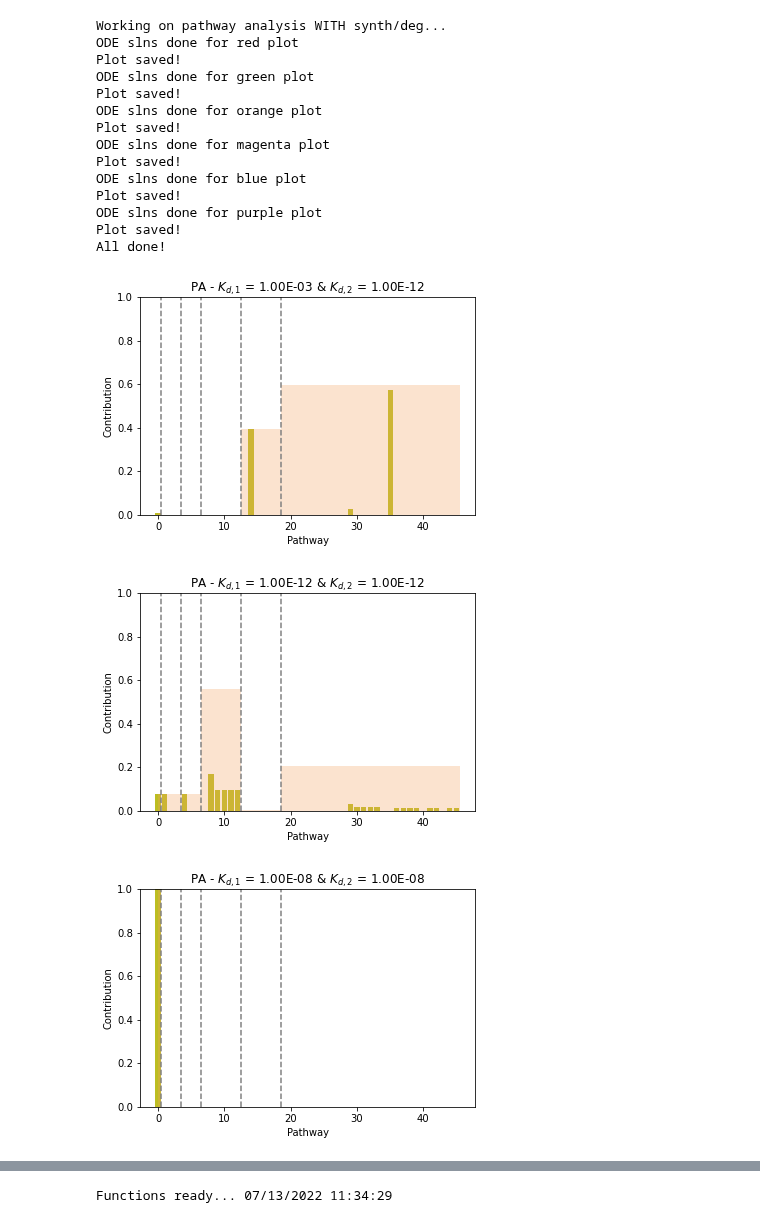
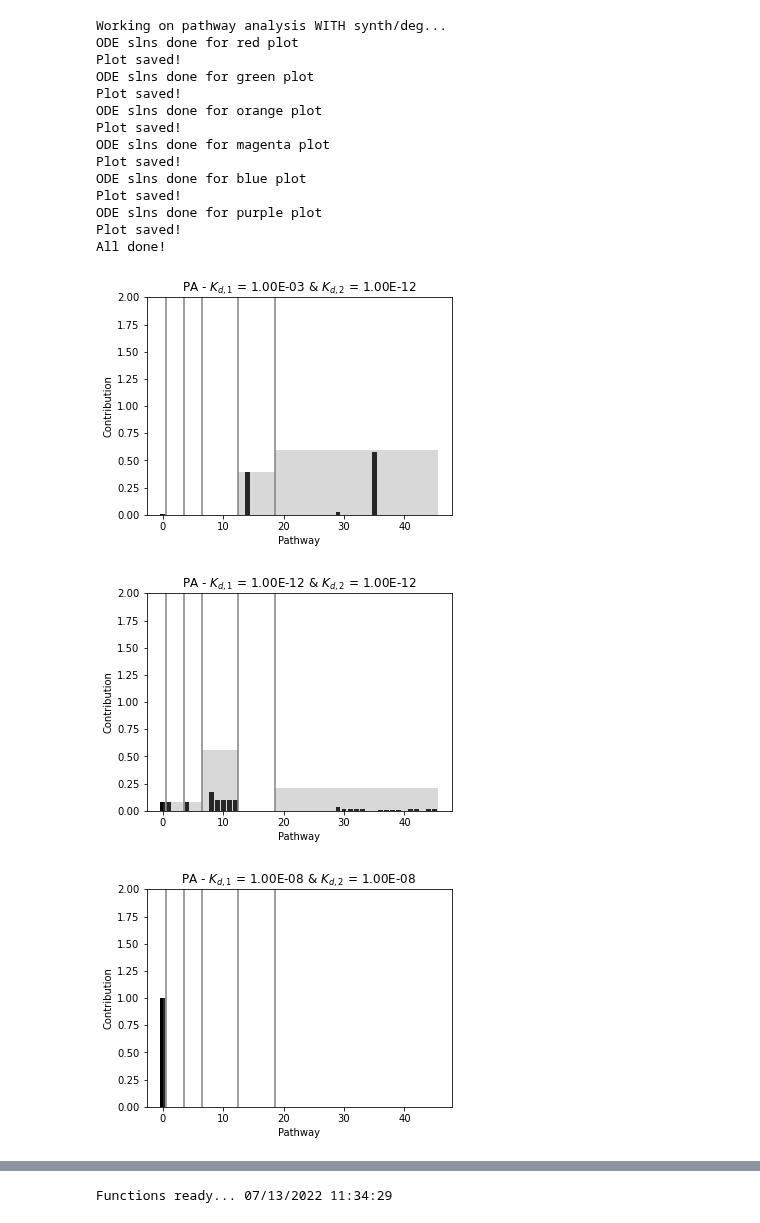
Before and after one commit to llagunes-324B21/Persephone_SR, a Jupyter notebook: 2022/November_2022/PathwayAnalysis/LL_SR_PathAnalysis_11_2022.ipynb, the cells around one changed output, grey strips where cells are left out. Cells and saved outputs as stored; diff of their text form; code cells hidden in the pictures.

Commit message:
aspect ratios for final PA plots -LL

```diff
--- a/2022/November_2022/PathwayAnalysis/LL_SR_PathAnalysis_11_2022.ipynb
+++ b/2022/November_2022/PathwayAnalysis/LL_SR_PathAnalysis_11_2022.ipynb
@@ -412,11 +412,12 @@ kOn = 10**6
 IC_1 = 4*10**-6;
 δ = 0 # degradation rate parameter
 Q = 0 # synthesis rate parameter
-#δ = 2.8*10**-4; Q = δ*IC_1 # synthesis rate parameter
+#δ = 2.8*10**-4; Q = δ*IC_1
 
 tEnd=4; tPts=20000; # 8.6400×10^4
 # lists of kd1 and kd2
 kd1 = 10**-12; kd2= 10**-3
+#allKdPairs = [[10**-3, 10**-12],[10**-12,10**-12]] # for debugging
 allKdPairs = [[10**-3, 10**-12],[10**-12,10**-12],[10**-8, 10**-8],[10**-6,10**-6], [10**-3, 10**-3],[10**-12,10**-3]]
 allKdLabels = ['red', 'green', 'orange', 'magenta', 'blue','purple']
 
@@ -457,37 +458,42 @@ for Kd_i in range(0,len(allKdLabels)):
     # - Add in gray lines for cutoffs between final step of pathway
     grayLines=cutOffLines;
     plt.figure()
-    ax=plt.bar(pths, normPathContri, color = 'tab:olive')
+    ax=plt.bar(pths, normPathContri, color = 'black')
     for line in grayLines:
-        plt.axvline(line-0.5, 0, 1, color='gray',linestyle='dashed')
+        plt.axvline(line-0.5, 0, 1, color='gray',linestyle='solid')
     # - plot the sums over the correct regions
     y = [0,0.5, 3.5, 6.5, 12.5, 18.5];h = sumArray;w = widths;
-    plt.bar(y,height = h, width = w,align='edge', alpha=0.3, color = 'sandybrown')
+    plt.bar(y,height = h, width = w,align='edge', alpha=0.3, color = 'gray')
     plt.xlabel("Pathway"); plt.ylabel("Contribution")
     plt.title(("PA - $K_{d,1}$ = " + kd1_format_1 + " & $K_{d,2}$ = "+ kd2_format_1) )
     plt.xticks(np.arange(0, len(pths)+1, 10))
-    plt.ylim([0, 1])
+    plt.ylim([0, 2])
+    #plt.gca().set_aspect('auto')
+    #ax.set_aspect('equal')
+    #axes_aspect=16.0/12.0
+    axes_aspect=18
+    axes=plt.gca(); axes.set_aspect(axes_aspect) #18 is the closest I could get :( Idk why
     #plt.show()
     # --- save final plot ---
     #plt.savefig('SR_PathAnalysis_NoSynthDeg_002_red_'+today+'.eps'); print("Plot saved!")
     plt.savefig('SR_PathAnalysis_NOSynthDeg_001_'+label_kds+'_'+today+'.pdf'); print("Plot saved!") # transparency not supported in EPS
 
 print("All done!")
 # %% [output]
 Working on pathway analysis WITH synth/deg...
 ODE slns done for red plot
 Plot saved!
 ODE slns done for green plot
 Plot saved!
 ODE slns done for orange plot
 Plot saved!
 ODE slns done for magenta plot
 Plot saved!
 ODE slns done for blue plot
 Plot saved!
 ODE slns done for purple plot
 Plot saved!
 All done!
-[figure, old version]
+[figure, new version]
-[figure, old version]
+[figure, new version]
-[figure, old version]
+[figure, new version]
```
Also changed, not shown: parts of 5 cells of this notebook.
